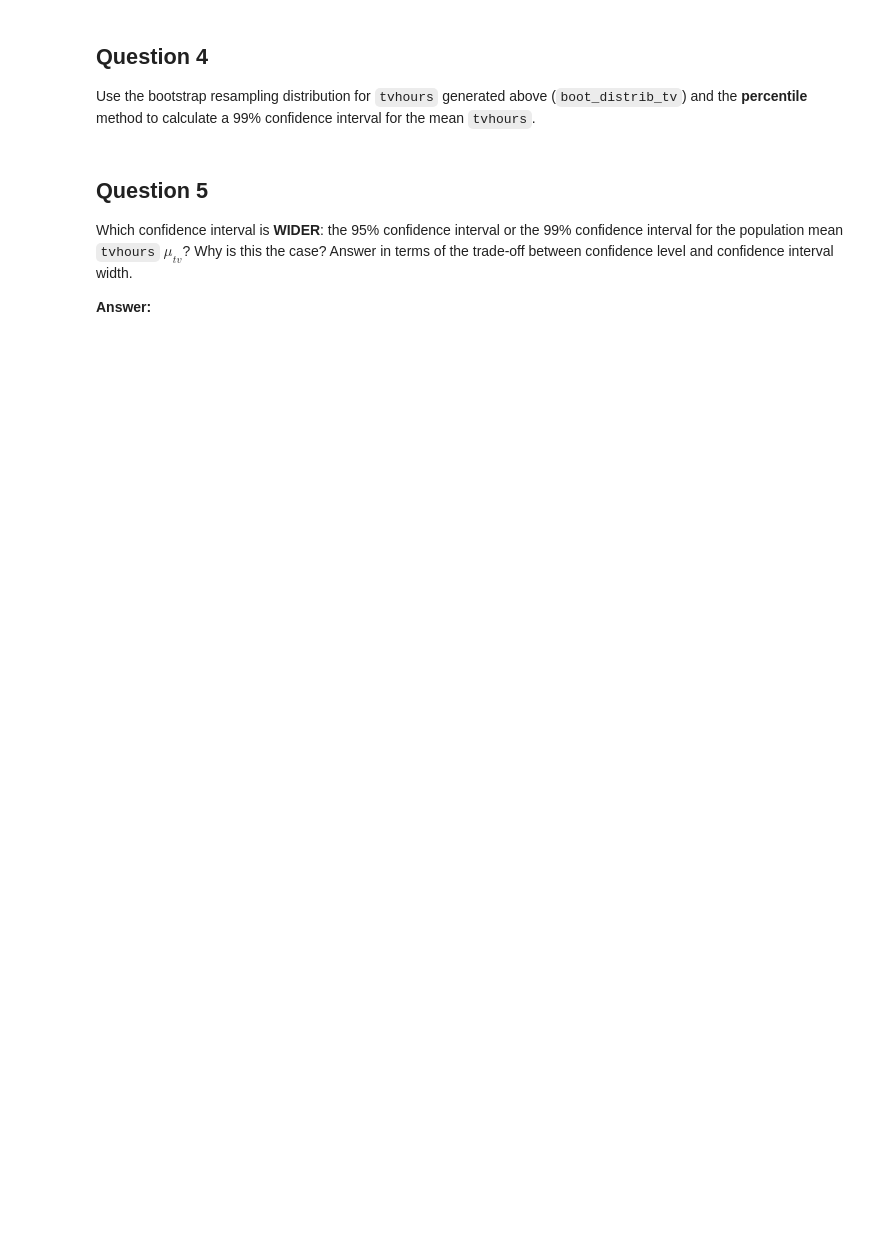
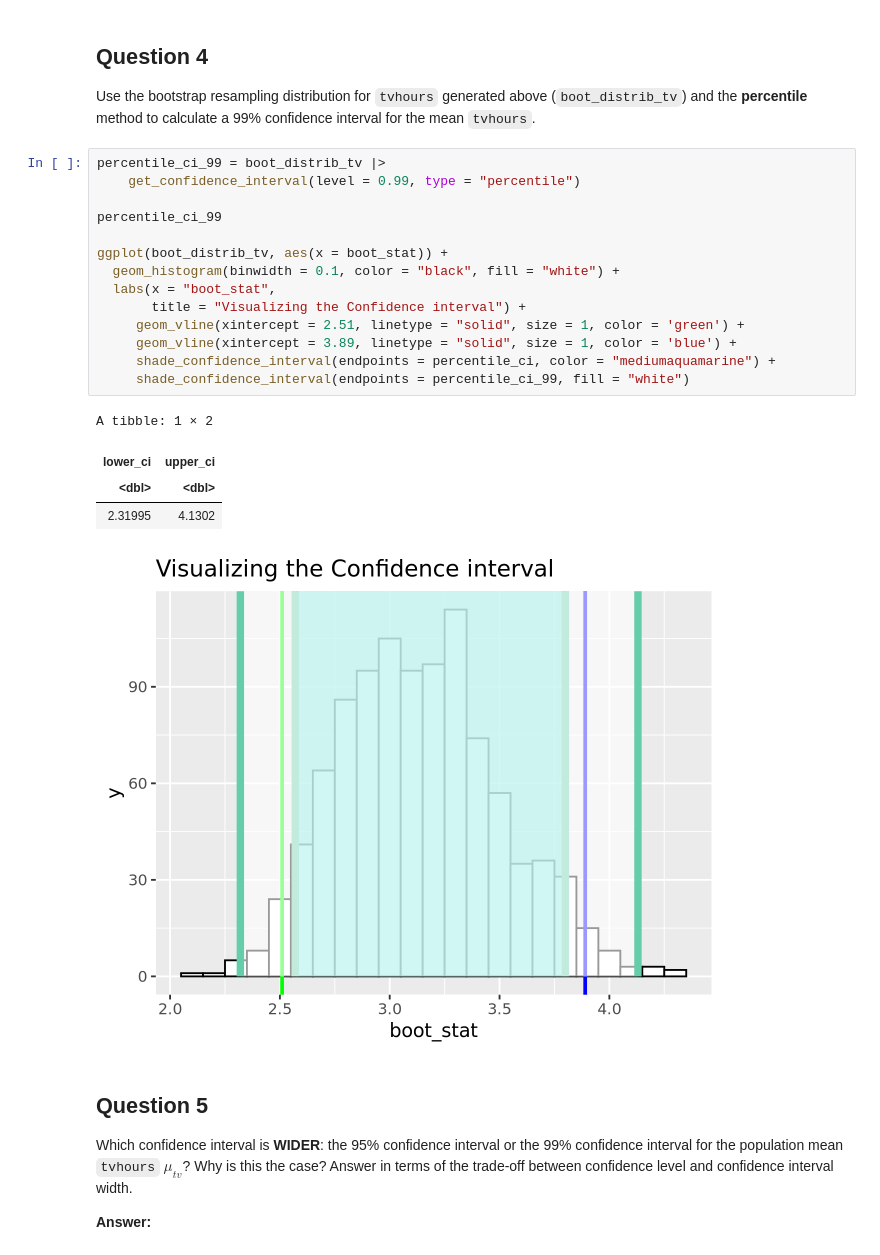
Before and after one commit to UNC-DATA-730/unit-8-assignment-dlee002, a Jupyter notebook: assignment8.ipynb, the cells around one changed output. Cells and saved outputs as stored; diff of their text form; blank space fills up the shorter version.

```diff
--- a/assignment8.ipynb
+++ b/assignment8.ipynb
@@ -276,6 +317,26 @@ green and blue lines?
 Use the bootstrap resampling distribution for `tvhours` generated above
 (`boot_distrib_tv`) and the **percentile** method to calculate a 99%
 confidence interval for the mean `tvhours`.
+# %%
+percentile_ci_99 = boot_distrib_tv |>
+    get_confidence_interval(level = 0.99, type = "percentile")
+
+percentile_ci_99
+
+ggplot(boot_distrib_tv, aes(x = boot_stat)) +
+  geom_histogram(binwidth = 0.1, color = "black", fill = "white") +
+  labs(x = "boot_stat",
+       title = "Visualizing the Confidence interval") +
+     geom_vline(xintercept = 2.51, linetype = "solid", size = 1, color = 'green') +
+     geom_vline(xintercept = 3.89, linetype = "solid", size = 1, color = 'blue') +
+     shade_confidence_interval(endpoints = percentile_ci, color = "mediumaquamarine") +
+     shade_confidence_interval(endpoints = percentile_ci_99, fill = "white")
+# %% [output]
+A tibble: 1 × 2
+| lower_ci | upper_ci |
+| <dbl> | <dbl> |
+| 2.31995 | 4.1302 |
+[figure, added]
 # %% [markdown]
 ## Question 5
 
```
Also changed, not shown: parts of 12 cells of this notebook.
